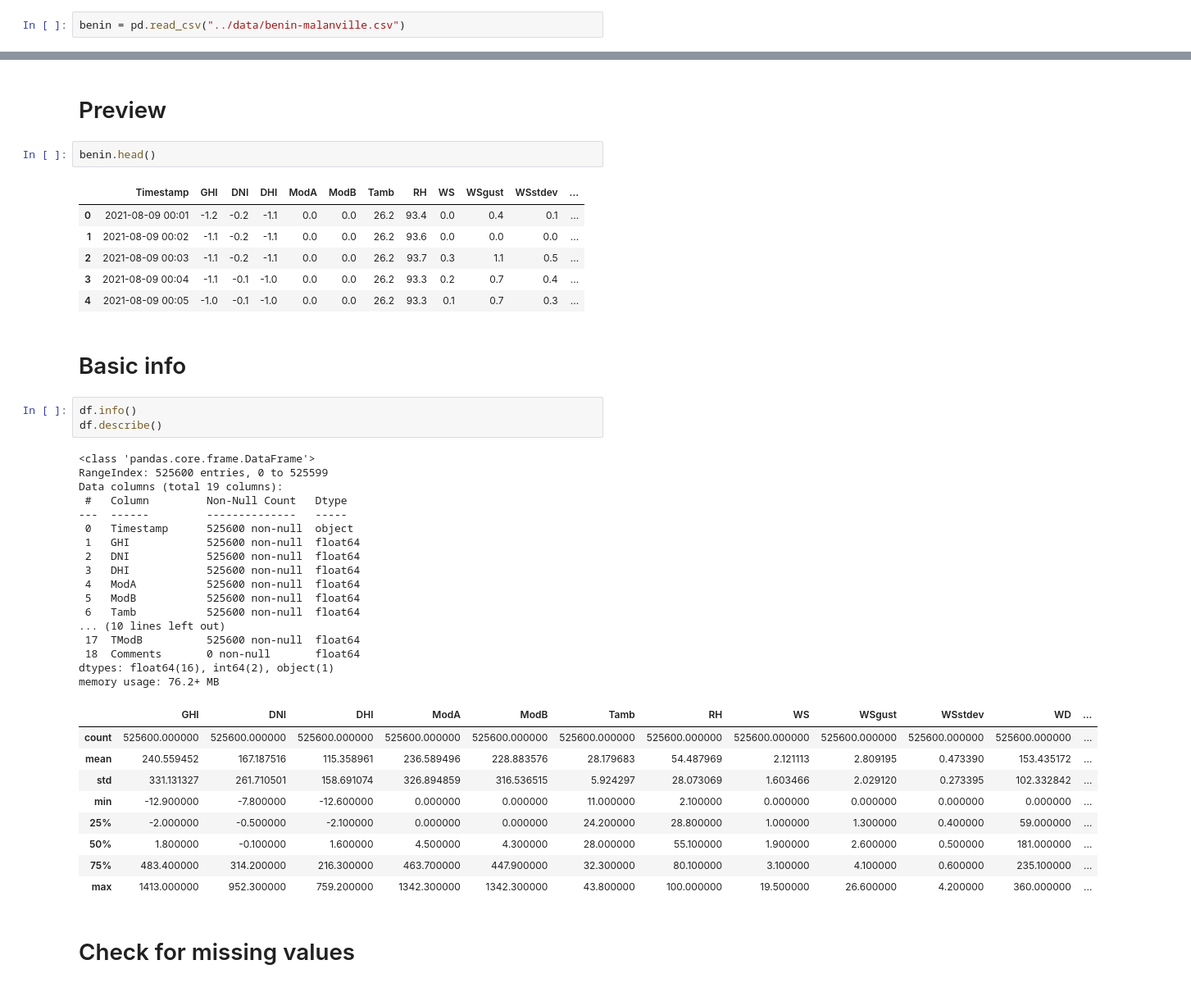
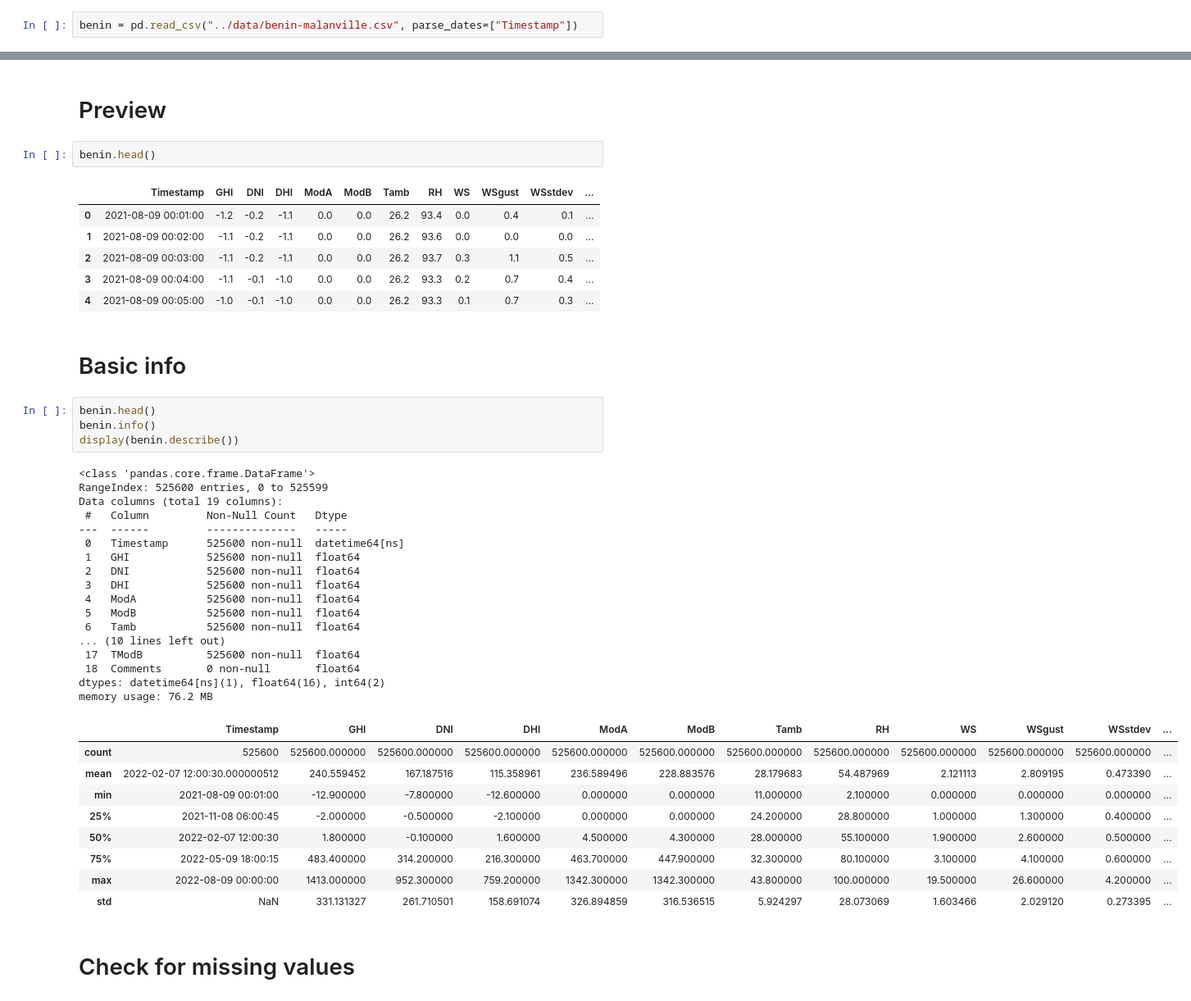
Before and after one commit to Mulat-K/solar-challenge-week0, a Jupyter notebook: notebooks/benin_eda.ipynb, the cells around one changed output, grey strips where cells are left out. Shown: that part at 82% size. Saved outputs shown, nothing was run; the diff lists cells and outputs as text.

```diff
--- a/notebooks/benin_eda.ipynb
+++ b/notebooks/benin_eda.ipynb
@@ -11,4 +13,4 @@ from scipy import stats
 # %% [markdown]
 # Load all datasets
 # %%
-benin = pd.read_csv("../data/benin-malanville.csv")
+benin = pd.read_csv("../data/benin-malanville.csv", parse_dates=["Timestamp"])
@@ -28,43 +26,44 @@ Benin: (525600, 19)
 benin.head()
 # %% [output]
 |  | Timestamp | GHI | DNI | DHI | ModA | ModB | Tamb | RH | WS | WSgust | WSstdev | ... |
-| 0 | 2021-08-09 00:01 | -1.2 | -0.2 | -1.1 | 0.0 | 0.0 | 26.2 | 93.4 | 0.0 | 0.4 | 0.1 | ... |
-| 1 | 2021-08-09 00:02 | -1.1 | -0.2 | -1.1 | 0.0 | 0.0 | 26.2 | 93.6 | 0.0 | 0.0 | 0.0 | ... |
-| 2 | 2021-08-09 00:03 | -1.1 | -0.2 | -1.1 | 0.0 | 0.0 | 26.2 | 93.7 | 0.3 | 1.1 | 0.5 | ... |
-| 3 | 2021-08-09 00:04 | -1.1 | -0.1 | -1.0 | 0.0 | 0.0 | 26.2 | 93.3 | 0.2 | 0.7 | 0.4 | ... |
-| 4 | 2021-08-09 00:05 | -1.0 | -0.1 | -1.0 | 0.0 | 0.0 | 26.2 | 93.3 | 0.1 | 0.7 | 0.3 | ... |
+| 0 | 2021-08-09 00:01:00 | -1.2 | -0.2 | -1.1 | 0.0 | 0.0 | 26.2 | 93.4 | 0.0 | 0.4 | 0.1 | ... |
+| 1 | 2021-08-09 00:02:00 | -1.1 | -0.2 | -1.1 | 0.0 | 0.0 | 26.2 | 93.6 | 0.0 | 0.0 | 0.0 | ... |
+| 2 | 2021-08-09 00:03:00 | -1.1 | -0.2 | -1.1 | 0.0 | 0.0 | 26.2 | 93.7 | 0.3 | 1.1 | 0.5 | ... |
+| 3 | 2021-08-09 00:04:00 | -1.1 | -0.1 | -1.0 | 0.0 | 0.0 | 26.2 | 93.3 | 0.2 | 0.7 | 0.4 | ... |
+| 4 | 2021-08-09 00:05:00 | -1.0 | -0.1 | -1.0 | 0.0 | 0.0 | 26.2 | 93.3 | 0.1 | 0.7 | 0.3 | ... |
 # %% [markdown]
 # Basic info
 # %%
-df.info()
-df.describe()
+benin.head()
+benin.info()
+display(benin.describe())
 # %% [output]
 <class 'pandas.core.frame.DataFrame'>
 RangeIndex: 525600 entries, 0 to 525599
 Data columns (total 19 columns):
  #   Column         Non-Null Count   Dtype
 ---  ------         --------------   -----
- 0   Timestamp      525600 non-null  object
+ 0   Timestamp      525600 non-null  datetime64[ns]
  1   GHI            525600 non-null  float64
  2   DNI            525600 non-null  float64
  3   DHI            525600 non-null  float64
  4   ModA           525600 non-null  float64
  5   ModB           525600 non-null  float64
  6   Tamb           525600 non-null  float64
 ... (10 lines left out)
  17  TModB          525600 non-null  float64
  18  Comments       0 non-null       float64
-dtypes: float64(16), int64(2), object(1)
-memory usage: 76.2+ MB
+dtypes: datetime64[ns](1), float64(16), int64(2)
+memory usage: 76.2 MB
-|  | GHI | DNI | DHI | ModA | ModB | Tamb | RH | WS | WSgust | WSstdev | WD | ... |
-| count | 525600.000000 | 525600.000000 | 525600.000000 | 525600.000000 | 525600.000000 | 525600.000000 | 525600.000000 | 525600.000000 | 525600.000000 | 525600.000000 | 525600.000000 | ... |
-| mean | 240.559452 | 167.187516 | 115.358961 | 236.589496 | 228.883576 | 28.179683 | 54.487969 | 2.121113 | 2.809195 | 0.473390 | 153.435172 | ... |
-| std | 331.131327 | 261.710501 | 158.691074 | 326.894859 | 316.536515 | 5.924297 | 28.073069 | 1.603466 | 2.029120 | 0.273395 | 102.332842 | ... |
-| min | -12.900000 | -7.800000 | -12.600000 | 0.000000 | 0.000000 | 11.000000 | 2.100000 | 0.000000 | 0.000000 | 0.000000 | 0.000000 | ... |
-| 25% | -2.000000 | -0.500000 | -2.100000 | 0.000000 | 0.000000 | 24.200000 | 28.800000 | 1.000000 | 1.300000 | 0.400000 | 59.000000 | ... |
-| 50% | 1.800000 | -0.100000 | 1.600000 | 4.500000 | 4.300000 | 28.000000 | 55.100000 | 1.900000 | 2.600000 | 0.500000 | 181.000000 | ... |
-| 75% | 483.400000 | 314.200000 | 216.300000 | 463.700000 | 447.900000 | 32.300000 | 80.100000 | 3.100000 | 4.100000 | 0.600000 | 235.100000 | ... |
-| max | 1413.000000 | 952.300000 | 759.200000 | 1342.300000 | 1342.300000 | 43.800000 | 100.000000 | 19.500000 | 26.600000 | 4.200000 | 360.000000 | ... |
+|  | Timestamp | GHI | DNI | DHI | ModA | ModB | Tamb | RH | WS | WSgust | WSstdev | ... |
+| count | 525600 | 525600.000000 | 525600.000000 | 525600.000000 | 525600.000000 | 525600.000000 | 525600.000000 | 525600.000000 | 525600.000000 | 525600.000000 | 525600.000000 | ... |
+| mean | 2022-02-07 12:00:30.000000512 | 240.559452 | 167.187516 | 115.358961 | 236.589496 | 228.883576 | 28.179683 | 54.487969 | 2.121113 | 2.809195 | 0.473390 | ... |
+| min | 2021-08-09 00:01:00 | -12.900000 | -7.800000 | -12.600000 | 0.000000 | 0.000000 | 11.000000 | 2.100000 | 0.000000 | 0.000000 | 0.000000 | ... |
+| 25% | 2021-11-08 06:00:45 | -2.000000 | -0.500000 | -2.100000 | 0.000000 | 0.000000 | 24.200000 | 28.800000 | 1.000000 | 1.300000 | 0.400000 | ... |
+| 50% | 2022-02-07 12:00:30 | 1.800000 | -0.100000 | 1.600000 | 4.500000 | 4.300000 | 28.000000 | 55.100000 | 1.900000 | 2.600000 | 0.500000 | ... |
+| 75% | 2022-05-09 18:00:15 | 483.400000 | 314.200000 | 216.300000 | 463.700000 | 447.900000 | 32.300000 | 80.100000 | 3.100000 | 4.100000 | 0.600000 | ... |
+| max | 2022-08-09 00:00:00 | 1413.000000 | 952.300000 | 759.200000 | 1342.300000 | 1342.300000 | 43.800000 | 100.000000 | 19.500000 | 26.600000 | 4.200000 | ... |
+| std | NaN | 331.131327 | 261.710501 | 158.691074 | 326.894859 | 316.536515 | 5.924297 | 28.073069 | 1.603466 | 2.029120 | 0.273395 | ... |
 # %% [markdown]
 # Check for missing values
 # %%
```
Also changed, not shown: parts of 26 cells of this notebook.
